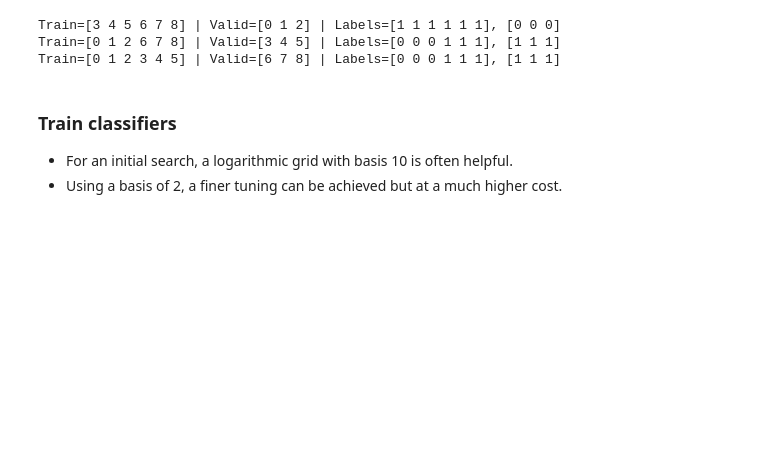
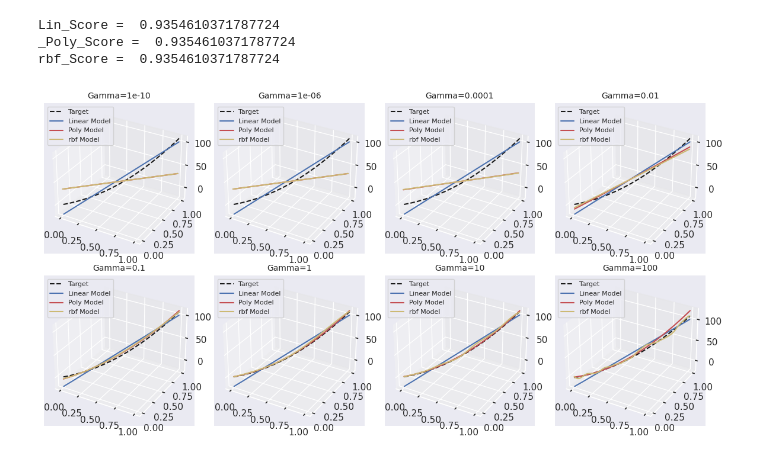
Before and after one commit to MORTAZAD66/ML_Practice, a Jupyter notebook: SVM/SVR-Demo.ipynb, the cells around one changed output. Drawn from its saved outputs; the diff is of its cells as text; code cells hidden in the pictures; blank space fills up the shorter version.

```diff
--- a/SVM/SVR-Demo.ipynb
+++ b/SVM/SVR-Demo.ipynb
@@ -146,17 +22,0 @@ So, why we did not use KFold in the last example? What is the problem?
-# %%
-X1 = np.random.randn(9, 2)
-y1 = np.array([0, 0, 0, 1, 1, 1, 1, 1, 1])
-
-cv = KFold(n_splits=3)
-
-for trn_idx, val_idx in cv.split(X1, y1):
-    print("Train={} | Valid={} | Labels={}, {}".format(trn_idx, val_idx, y1[trn_idx], y1[val_idx]))
-# %% [output]
-Train=[3 4 5 6 7 8] | Valid=[0 1 2] | Labels=[1 1 1 1 1 1], [0 0 0]
-Train=[0 1 2 6 7 8] | Valid=[3 4 5] | Labels=[0 0 0 1 1 1], [1 1 1]
-Train=[0 1 2 3 4 5] | Valid=[6 7 8] | Labels=[0 0 0 1 1 1], [1 1 1]
-# %% [markdown]
-### Train classifiers
-
- - For an initial search, a logarithmic grid with basis 10 is often helpful.
- - Using a basis of 2, a finer tuning can be achieved but at a much higher cost.
@@ -163 +38,53 @@ Train=[0 1 2 3 4 5] | Valid=[6 7 8] | Labels=[0 0 0 1 1 1], [1 1 1]
+# %%
+svr_rbf = SVR(kernel="rbf", C=100, gamma=0.1, epsilon=0.1)
+svr_lin = SVR(kernel="linear", C=100, gamma="auto")
+svr_poly = SVR(kernel="poly", C=100, gamma="auto", degree=3, epsilon=0.1, coef0=1)
+# %%
+lin_model = svr_lin.fit(xy, z)
+print("Lin_Score = ", lin_model.score(xy,z))
+
+poly_model = svr_poly.fit(xy, z)
+print("_Poly_Score = ", lin_model.score(xy,z))
+
+rbf_model = svr_rbf.fit(xy, z)
+print("rbf_Score = ", lin_model.score(xy,z))
+# %% [output]
+Lin_Score =  0.9354610371787724
+_Poly_Score =  0.9354610371787724
+rbf_Score =  0.9354610371787724
+# %%
+gamma_range = [1e-10, 1e-6, 1e-4, 1e-2, 1e-1, 1, 10, 100]
+
+fig = plt.figure(figsize=(12,6))
+for g in gamma_range:
+    #scores = score(lin_model, xy[:, None], z, scoring="neg_mean_squared_error", cv=10)
+    svr_rbf = SVR(kernel="rbf", C=100, gamma=g, epsilon=0.1)
+    svr_lin = SVR(kernel="linear", C=100, gamma=g)
+    svr_poly = SVR(kernel="poly", C=100, gamma=g, degree=3, epsilon=0.1, coef0=1)
+
+    lin_model = svr_lin.fit(xy, z)
+    poly_model = svr_poly.fit(xy, z)
+    rbf_model = svr_rbf.fit(xy, z)
+
+    # plot data and model
+    ax = fig.add_subplot(2, 4, gamma_range.index(g) + 1, projection='3d')
+    plt.tight_layout()
+
+    x_test = np.linspace(0, 1, 100)
+    y_test = np.linspace(0, 1, 100)
+    xy_test = np.zeros((len(x_test), 2))
+    xy_test[:,0] = x_test.ravel()
+    xy_test[:,1] = y_test.ravel()
+
+    ax.plot(x_test, y_test, f(x_test,y_test), 'k--', label="Target")
+   # ax.scatter(x, y, z, 'g', label="Samples")
+    ax.plot(x_test, y_test, lin_model.predict(xy_test), 'b', label="Linear Model")
+    ax.plot(x_test, y_test, poly_model.predict(xy_test), 'r', label="Poly Model")
+    ax.plot(x_test, y_test, rbf_model.predict(xy_test), 'y', label="rbf Model")
+    ax.legend(fontsize=8)
+    plt.title("Gamma={}".format(g), fontsize=10)
+
+plt.show()
+# %% [output]
+[figure, added]
 # %%
```
Also changed, not shown: parts of 21 cells of this notebook.
